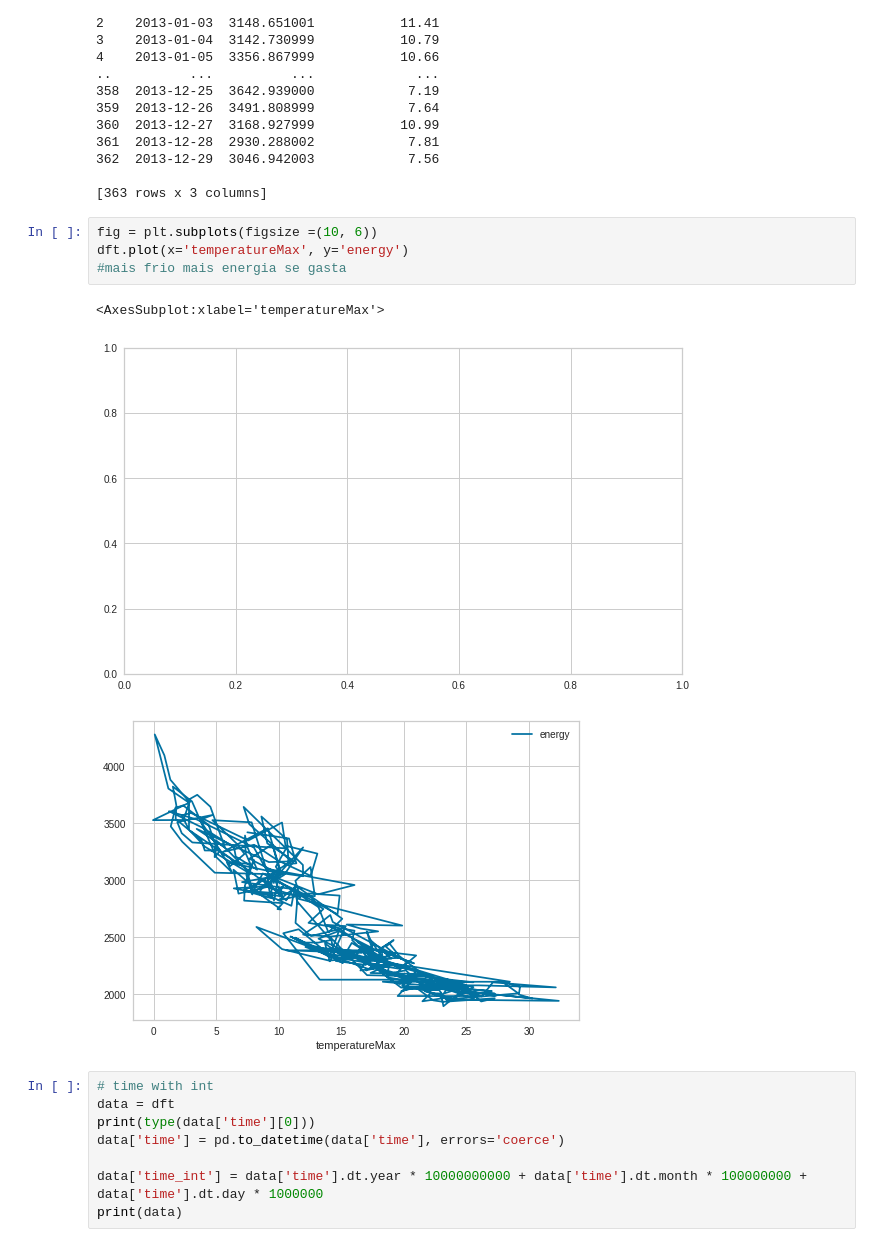
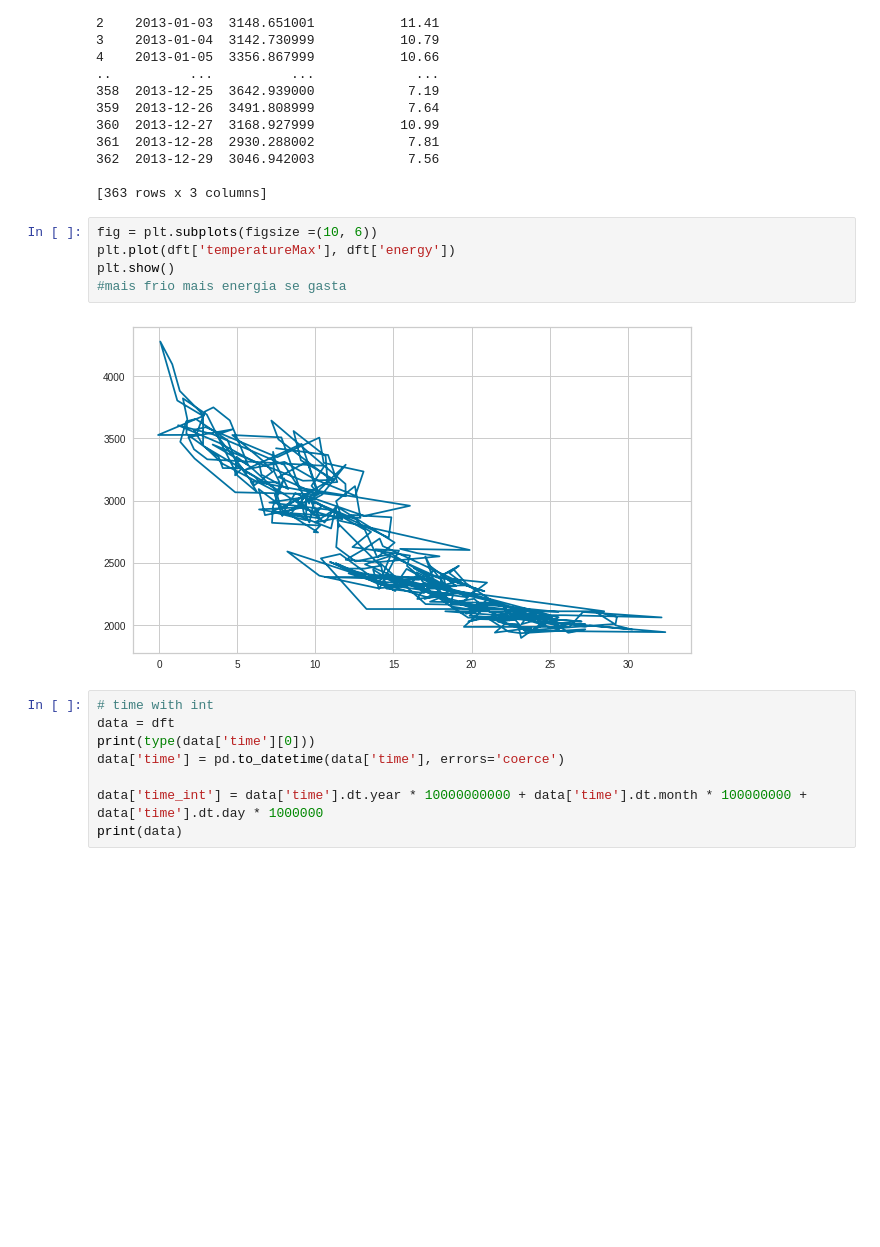
Before and after one commit to Josmachd/smart_meters_in_london, a Jupyter notebook: notebook.ipynb, the cells around one changed output. Drawn from its saved outputs; the diff is of its cells as text; blank space fills up the shorter version.

```diff
--- a/notebook.ipynb
+++ b/notebook.ipynb
@@ -154,12 +154,11 @@ print(dft)
 [363 rows x 3 columns]
 # %%
 fig = plt.subplots(figsize =(10, 6))
-dft.plot(x='temperatureMax', y='energy')
+plt.plot(dft['temperatureMax'], dft['energy'])
+plt.show()
 #mais frio mais energia se gasta
 # %% [output]
-<AxesSubplot:xlabel='temperatureMax'>
-[figure, old version]
+[figure, new version]
-[figure, removed]
 # %%
 # time with int
 data = dft
```
Also changed, not shown: parts of 3 cells of this notebook.
